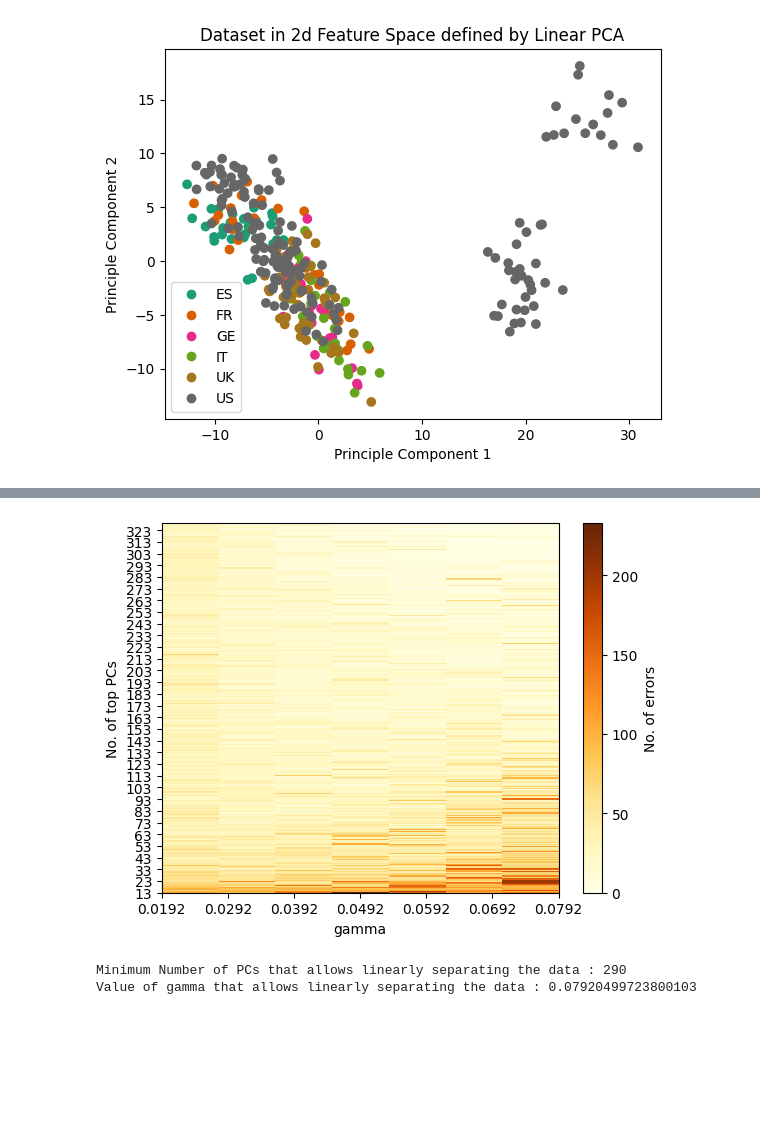
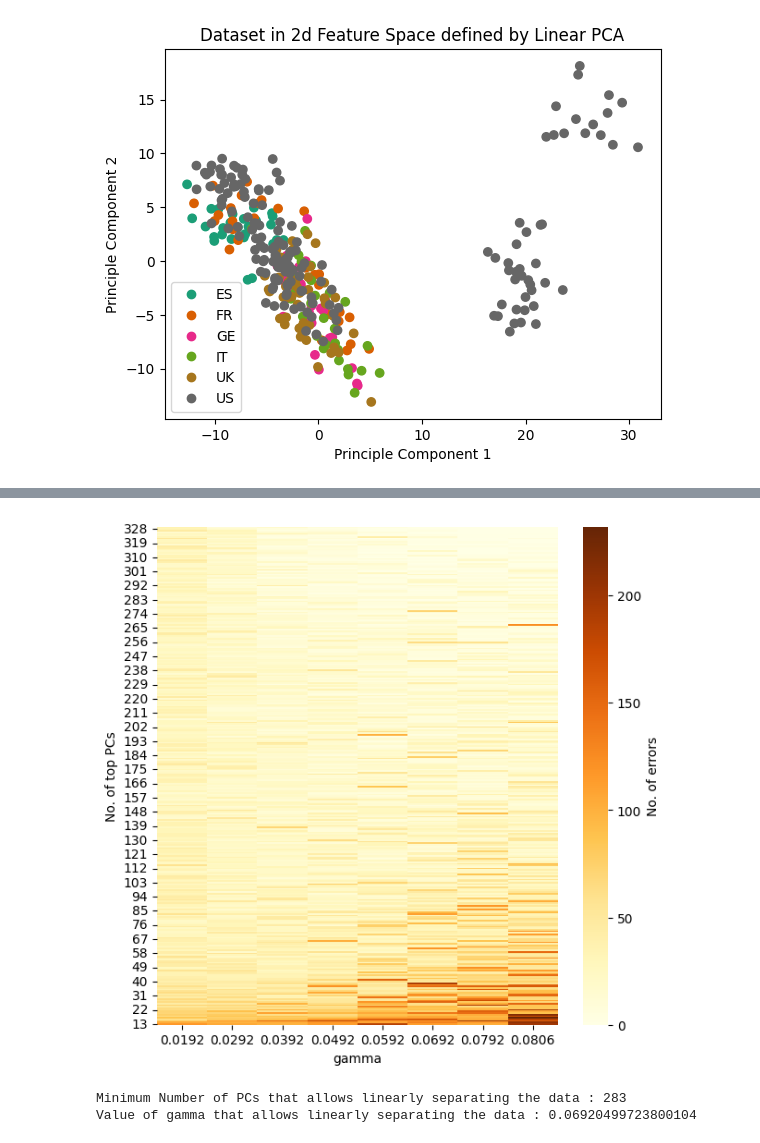
Before and after one commit to mkimti/Machine-Learning, a Jupyter notebook: CS342CW/cs342cw.ipynb, the cells around one changed output, grey strips where cells are left out. Drawn from its saved outputs; the diff is of its cells as text; code cells hidden in the pictures; blank space fills up the shorter version.

```diff
--- a/CS342CW/cs342cw.ipynb
+++ b/CS342CW/cs342cw.ipynb
@@ -114,7 +144,6 @@ def perceptron(X, y):
     #an additional value added to each array which will be set to 1 in order to add a bias.
 
     rows, cols = (6, X.shape[1]+1)
-    #rows, cols = (10, X.shape[1]+1)
     w = [[0 for i in range(cols)] for j in range(rows)]
     for element in w:
         element[X.shape[1]] = 1
@@ -131,7 +160,6 @@ def perceptron(X, y):
         #training example which would mean all training examples would be accounted for whilst being referenced
         #in a random order
         fVIndices = np.arange(329)
-        #fVIndices = np.arange(1797)
         np.random.shuffle(fVIndices)
         for fVI in fVIndices:
             fV = newX[fVI]
@@ -167,8 +195,8 @@ def perceptron(X, y):
             #vector due to the refined weights
 
             if (y_current != y_target):
-                w[y_current] = w[y_current] - (fV*0.2)
-                w[y_target] = w[y_target] + (fV*0.2)
+                w[y_current] = w[y_current] - fV
+                w[y_target] = w[y_target] + fV
 
     #Once the 10 iterations of refining the weights have been completed, another separate iteration
     #is run in order to compute the accuracy on the entire dataset with the current state of the weights
@@ -178,7 +206,6 @@ def perceptron(X, y):
 
     errSum = 0
     fVIndices = np.arange(329)
-    #fVIndices = np.arange(1797)
     np.random.shuffle(fVIndices)
     for fVI2 in fVIndices:
         dict = {}
@@ -215,6 +225,4 @@ Original Feature Space Accuracy: 100.0%
 # %%
-#centered_X = X - X.mean(axis=0)
-
 #The dataset in the original feature space is used within the multi-class perceptron in order to check
 #if the dataset is linearly separable. This is because the multi-class perceptron algorithm can find a
 #perfect classifier in a finite number of steps as long as the data is linearly separable.
@@ -230,12 +238,4 @@ Original Feature Space Accuracy: 100.0%
 errorOG = perceptron(centered_X,y)
 accuracyOG = round(((329-errorOG)/329)*100, 2)
 print("Original Feature Space Accuracy: " + str(accuracyOG) + "%")
-
-"""for i in range(2, 13):
-    W = components(centered_X,i)
-    Z = np.matmul(centered_X, W.T)
-
-    errors = perceptron(Z,y)
-    accuracy = round(((329-errors)/329)*100, 2)
-    print(str(i)+"d Feature Space Accuracy:" + str(accuracy) + "%")"""
 # %% [output]
@@ -303,6 +304,7 @@ gammaCurrent = gammaMin
 while (gammaCurrent <= gammaMax):
     gammas.append(gammaCurrent)
     gammaCurrent+=0.010
+gammas.append(gammaMax)
 # %%
 #In order to perform the grid search to find the values of gamma and the lowest dimensionality of the
 #new feature vectors that make the dataset linearly separable in the very high dimensional feature space,
@@ -310,7 +312,7 @@ while (gammaCurrent <= gammaMax):
 #along with 7 different gamma values to try. This error matrix will hold the number of errors found
 #after 10 iterations of the multi-class perceptron using that number of top PCs and that value of gamma
 
-errorMatrix = np.full((330,7), 0)
+errorMatrix = np.full((330,8), 0)
 A = np.full((row,row), 1/row)
 #Loop through all possible values of gamma to fill in the error matrix
 for g in range (len(gammas)):
@@ -338,27 +340,37 @@ for g in range (len(gammas)):
         error = perceptron(Z,y)
         errorMatrix[p][g] = error
 # %%
-#Plotting the results of the grid search as a matrix with different colours denoting the performance of
+#Plotting the results of the grid search with different colours denoting the performance of
 #the multi-class perceptron. The colour of each cell indicates the number of errors made by the multi-class
 #perceptron on the whole dataset after refining the weights for a number of iterations, where dark red
 #indicates the maximum number of errors and light yellow indicates the minimum number of errors
 
-colormap = plt.cm.get_cmap('YlOrBr')
-plt.imshow(errorMatrix[13:], interpolation='none', aspect='auto', extent=[0.0192,0.0792,329,13], cmap=colormap)
-plt.gca().xaxis.tick_bottom()
+#The plotting is done by first converting the error matrix into a pandas dataframe which is then
+#plotted through the use of a seaborn heatmap
+
+PCs = np.arange(330)
+df = ps.DataFrame(columns=PCs, index=gammas)
+for i in range(errorMatrix.shape[0]):
+    for j in range(errorMatrix.shape[1]):
+        df.iloc[j,i] = errorMatrix[i][j]
+df.drop(columns=df.columns[:13],axis=1, inplace=True)
+
+for i in (df.columns):
+    df[i] = df[i].astype(float)
+
+gammasNew = [0.0192,0.0292,0.0392,0.0492,0.0592,0.0692,0.0792, 0.0806]
+
+plt.figure(figsize=(7,7))
+ax = sb.heatmap(df.transpose(), xticklabels=gammasNew, cmap='YlOrBr', cbar_kws={'label': 'No. of errors'})
+ax.invert_yaxis()
 plt.xlabel("gamma")
 plt.ylabel("No. of top PCs")
-plt.gca().invert_yaxis()
-cbar = plt.colorbar()
-cbar.set_label('No. of errors')
-plt.xticks(np.arange(0.0192, 0.0792, 0.010))
-plt.yticks(np.arange(13, 329, 10))
 plt.show()
 
 #This heatmap shows that as the number of top PCs used as well as the gamma value increases, the
 #number of errors decreases
 # %% [output]
-[figure, old version]
+[figure, new version]
 # %%
 #In order to find the minimum number of PCs needed to make the dataset linearly separable in the feature
 #space defined by non-linear PCA, the error matrix is looped through and is checked to see if any row
@@ -376,6 +388,21 @@ for i in range(13,errorMatrix.shape[0]):
         break
 
 #Discussion 4 (Section II.B):
+#The dataset is shown to be linearly separable in the feature space defined by non-linear PCA. This is because for
+#multiple values of top number of PCs used as well as various gamma values, the multi-class perceptron returns 0 errors
+#i.e the refined weights after 10 iterations give 100% accuracy. This is shown in the heatmap above where near the
+#top, there seems to be a very light yellow colour which indicates 0 errors. Upon running the grid search multiple
+#times for testing purposes, the minimum number of PCs that allowed the data to be linearly separable existed within
+#the range of 270-290 PCs where the value of gamma to go with it was generally 0.0692, 0.0792 or the max gamma value
+#0.0806
+
+#A reason why the minimum number of PCs that allows linearly separating the data isn't a strict
+#value and can change between separate runs could be due to randomly selecting the training examples
+#picked in every iteration of the multi-class perceptron and therefore the different order could
+#mean different results
+
+#In this current run of the grid search, the minimum number of PCs that allows linearly separating the data
+#is 283, and the value of gamma that allows linearly separating the data is 0.06920499723800104
 # %% [output]
-Minimum Number of PCs that allows linearly separating the data : 290
-Value of gamma that allows linearly separating the data : 0.07920499723800103
+Minimum Number of PCs that allows linearly separating the data : 283
+Value of gamma that allows linearly separating the data : 0.06920499723800104
```
Also changed, not shown: parts of 7 cells of this notebook.
